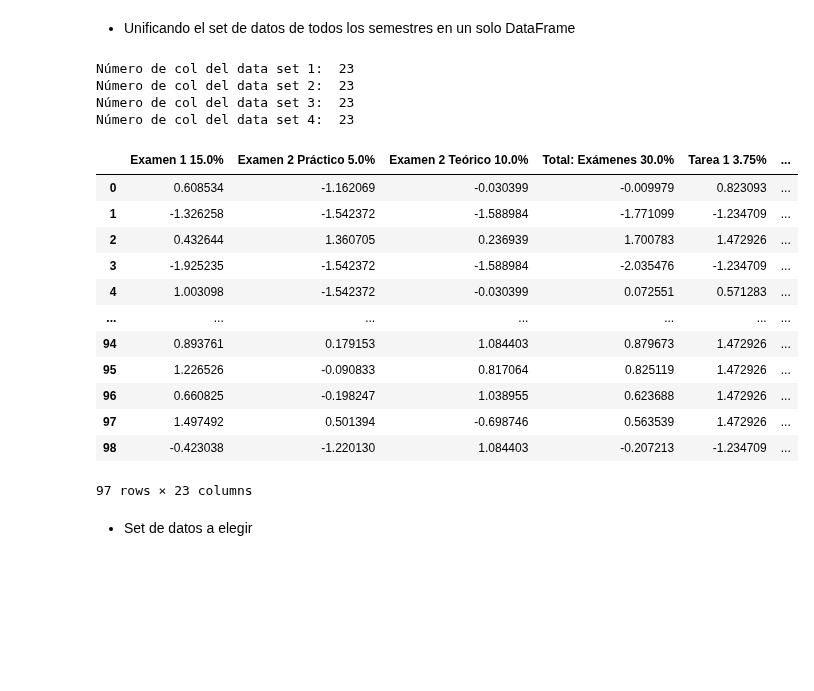
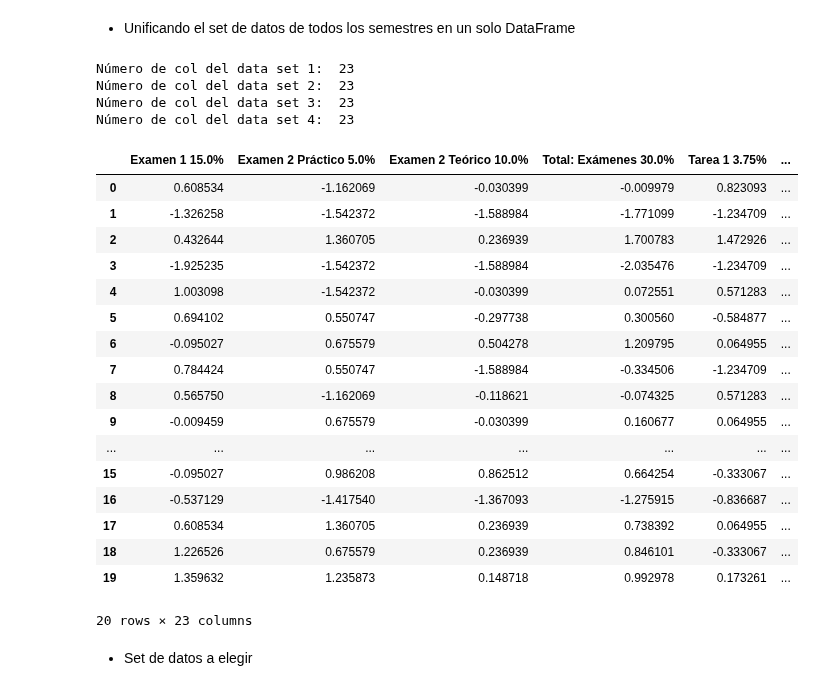
Before and after one commit to JoseDavidSS/Patrones.Project1, a Jupyter notebook: architecture-test.ipynb, the cells around one changed output. Cells and saved outputs as stored; diff of their text form; code cells hidden in the pictures; blank space fills up the shorter version.

Commit message:
Training and test sets defined

```diff
--- a/architecture-test.ipynb
+++ b/architecture-test.ipynb
@@ -481,41 +481,65 @@ features = ['Examen 1 15.0%',
             'Taller 4',
             'Taller 5',
             'Total: Taller 7.5%']
 
 l_limit_perc = 0.01
 h_limit_perc = 0.99
 
 df_arqui = df_arqui.astype(float)
 
 for feature in features:
     low_limit = df_arqui[feature].quantile(l_limit_perc)
     high_limit = df_arqui[feature].quantile(h_limit_perc)
     df_arqui = df_arqui.loc[(df_arqui[feature] >= low_limit) & (df_arqui[feature] <= high_limit)]
 
 # feature engineering
 # normalization of the data
 for feature in features:
     df_arqui[feature] = (df_arqui[feature]-df_arqui[feature].mean())/df_arqui[feature].std()
 
-df_arqui.head(150)
+# change the value of the output to only two values
+# 0 -> Student failed, less than 67.5 as final grade
+# 1 -> Student passed, great or equal than 67.5 as final grade
+df_arqui.loc[df_arqui['Final'] <= 67.5, 'Final'] = 0
+df_arqui.loc[df_arqui['Final'] > 67.5, 'Final'] = 1
+
+# Define training and test sets using stratify
+X0 = df_arqui.loc[df_arqui['Final'] == 0, features]
+Y0 = df_arqui.loc[df_arqui['Final'] == 0, 'Final']
+
+X1 = df_arqui.loc[df_arqui['Final'] == 1, features]
+Y1 = df_arqui.loc[df_arqui['Final'] == 1, 'Final']
+
+X0_train, X0_test, y0_train, y0_test = train_test_split(X0, Y0, test_size=0.4, random_state=40)
+X1_train, X1_test, y1_train, y1_test = train_test_split(X1, Y1, test_size=0.4, random_state=40)
+
+X_train = pd.concat([X0_train, X1_train], axis= 0)
+y_train = pd.concat([y0_train, y1_train], axis= 0)
+
+df_arqui.head(20)
 # %% [output]
 Número de col del data set 1:  23
 Número de col del data set 2:  23
 Número de col del data set 3:  23
 Número de col del data set 4:  23
 |  | Examen 1 15.0% | Examen 2 Práctico 5.0% | Examen 2 Teórico 10.0% | Total: Exámenes 30.0% | Tarea 1 3.75% | ... |
 | 0 | 0.608534 | -1.162069 | -0.030399 | -0.009979 | 0.823093 | ... |
 | 1 | -1.326258 | -1.542372 | -1.588984 | -1.771099 | -1.234709 | ... |
 | 2 | 0.432644 | 1.360705 | 0.236939 | 1.700783 | 1.472926 | ... |
 | 3 | -1.925235 | -1.542372 | -1.588984 | -2.035476 | -1.234709 | ... |
 | 4 | 1.003098 | -1.542372 | -0.030399 | 0.072551 | 0.571283 | ... |
+| 5 | 0.694102 | 0.550747 | -0.297738 | 0.300560 | -0.584877 | ... |
+| 6 | -0.095027 | 0.675579 | 0.504278 | 1.209795 | 0.064955 | ... |
+| 7 | 0.784424 | 0.550747 | -1.588984 | -0.334506 | -1.234709 | ... |
+| 8 | 0.565750 | -1.162069 | -0.118621 | -0.074325 | 0.571283 | ... |
+| 9 | -0.009459 | 0.675579 | -0.030399 | 0.160677 | 0.064955 | ... |
 | ... | ... | ... | ... | ... | ... | ... |
-| 94 | 0.893761 | 0.179153 | 1.084403 | 0.879673 | 1.472926 | ... |
-| 95 | 1.226526 | -0.090833 | 0.817064 | 0.825119 | 1.472926 | ... |
-| 96 | 0.660825 | -0.198247 | 1.038955 | 0.623688 | 1.472926 | ... |
-| 97 | 1.497492 | 0.501394 | -0.698746 | 0.563539 | 1.472926 | ... |
-| 98 | -0.423038 | -1.220130 | 1.084403 | -0.207213 | -1.234709 | ... |
+| 15 | -0.095027 | 0.986208 | 0.862512 | 0.664254 | -0.333067 | ... |
+| 16 | -0.537129 | -1.417540 | -1.367093 | -1.275915 | -0.836687 | ... |
+| 17 | 0.608534 | 1.360705 | 0.236939 | 0.738392 | 0.064955 | ... |
+| 18 | 1.226526 | 0.675579 | 0.236939 | 0.846101 | -0.333067 | ... |
+| 19 | 1.359632 | 1.235873 | 0.148718 | 0.992978 | 0.173261 | ... |
-97 rows × 23 columns
+20 rows × 23 columns
 # %%
 # feature engineering
 # prueba con los diferentes algoritmos
```
